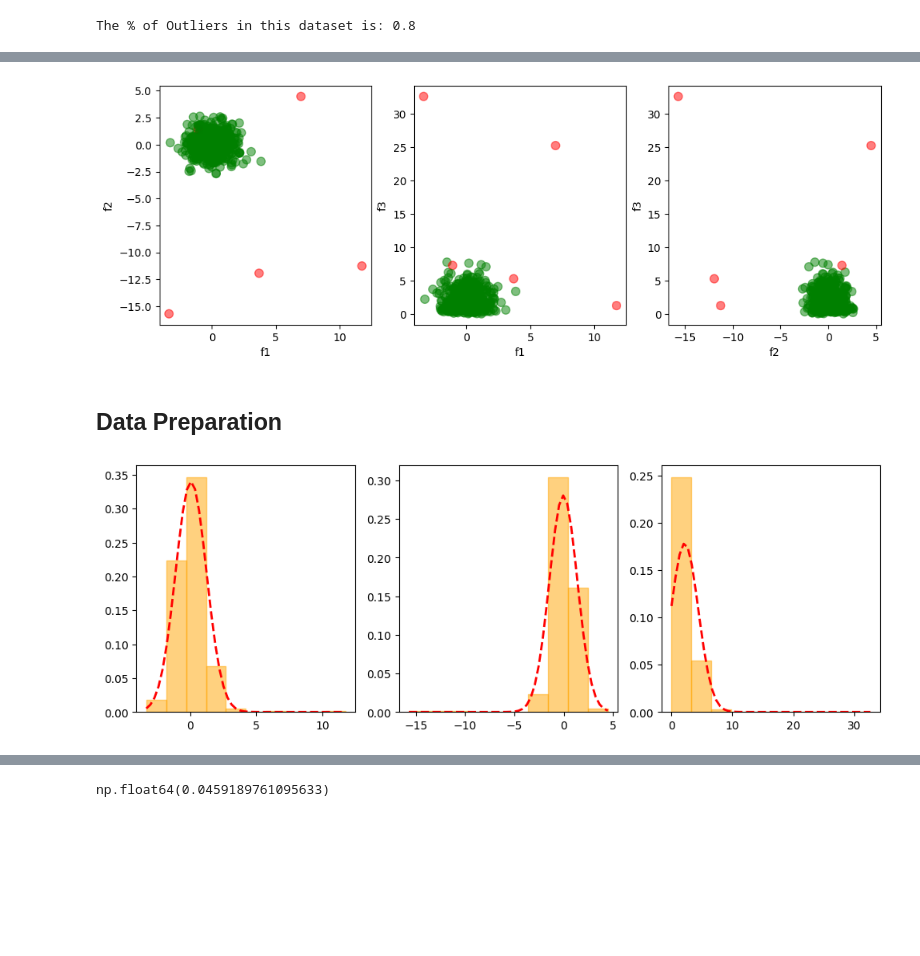
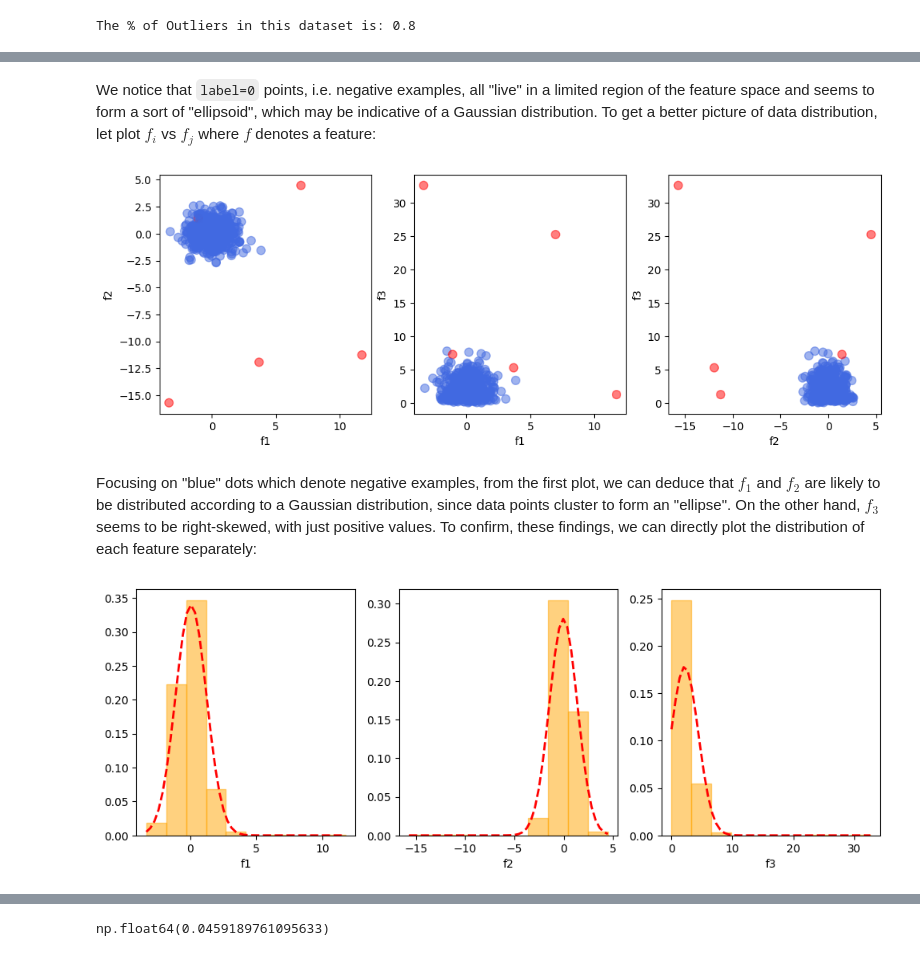
Before and after one commit to mirko-leccese/The-Machine-Learning-Project, a Jupyter notebook: anomaly-detection/density-estimation.ipynb, the cells around one changed output, grey strips where cells are left out. Saved outputs shown, nothing was run; the diff lists cells and outputs as text; code cells hidden in the pictures; blank space fills up the shorter version.

```diff
--- a/anomaly-detection/density-estimation.ipynb
+++ b/anomaly-detection/density-estimation.ipynb
@@ -77,7 +121,11 @@ plt.show()
+# %% [markdown]
+We notice that `label=0` points, i.e. negative examples, all "live" in a limited region of the feature space and seems to form a sort of "ellipsoid", which may be indicative of a Gaussian distribution. To get a better picture of data distribution, let plot $f_i$ vs $f_j$ where $f$ denotes a feature:
 # %%
+# Plotting features in pairs
 fig, ax = plt.subplots(1, 3, figsize=(12,4))
 
-colors = df['label'].map({0: 'green', 1: 'red'})
+# color code
+colors = df['label'].map({0: 'royalblue', 1: 'red'})
 
 df.plot(kind="scatter", x='f1', y='f2', ax=ax[0], c=colors, alpha=0.5, s=60)
 df.plot(kind="scatter", x='f1', y='f3', ax=ax[1], c=colors,  alpha=0.5, s=60)
@@ -85,60 +133,82 @@ df.plot(kind="scatter", x='f2', y='f3', ax=ax[2], c=colors,  alpha=0.5, s=60)
 
 plt.show()
 # %% [output]
-[figure, old version]
+[figure, new version]
-# %% [markdown]
-## Data Preparation
+# %% [markdown]
+Focusing on "blue" dots which denote negative examples, from the first plot, we can deduce that $f_1$ and $f_2$ are likely to be distributed according to a Gaussian distribution, since data points cluster to form an "ellipse". On the other hand, $f_3$ seems to be right-skewed, with just positive values. To confirm, these findings, we can directly plot the distribution of each feature separately:
 # %%
-def sturges_bins(df_feat):
+def sturges_bins(df_feat: pd.DataFrame) -> int:
+    '''
+    Using Sturge's formula to compute number of bins for normally distribtued data
+    '''
     n = len(df_feat)
     return int(np.ceil(np.log2(n) + 1))
 # %%
-def sample_mean(df_feat):
+def sample_mean(df_feat: pd.DataFrame) -> float:
+    '''
+    Compute sample mean.
+    '''
+
     return np.mean(df_feat)
 # %%
-def sample_variance(df_feat):
+def sample_variance(df_feat: pd.DataFrame) -> float:
+    '''
+    Compute sample variance
+    '''
 
     n = len(df_feat)
     mean = sample_mean(df_feat)
 
     return (1/(n-1))*np.sum((df_feat-mean)**2, axis=0)
 # %%
-def gaussian(x, mu, sigma):
-    return (1/(np.sqrt(2*np.pi)*sigma))*np.exp(-(x-mu)**2/(2*sigma**2))
+def gaussian(x: np.array, mean: float, s: float):
+    '''
+    Compute gaussian distribution
+
+    :params x: np.array of x values
+    :params mean: mean of the distribution
+    :params s: variance of the distribution
+    '''
+
+    return (1/(np.sqrt(2*np.pi)*s))*np.exp(-(x-mean)**2/(2*s**2))
 # %%
 # Plotting each feature distribution
 fig, ax = plt.subplots(1, 3, figsize=(12,4))
 
+# For each feature, let define an array of linearly spaced x-points to plot the continuous probability distribution
 x_feats = [np.linspace(min(df[i]), max(df[i])) for i in ["f1", "f2", "f3"]]
 
 
+# For each feature, we plot the distribution using an Histogram and a number of bins obtained from the Sturge's formula.  Then, we plot a top the
+# continuous probability distribution we get from the estimated mean and variance for that feature
 ax[0].hist(x=df["f1"], bins=sturges_bins(df["f1"]), color="orange", edgecolor="orange", alpha=0.5, density=True)
 ax[0].plot(
     x_feats[0],
     gaussian(x_feats[0],
              sample_mean(df["f1"]),
              np.sqrt(sample_variance(df["f1"]))),
     color="red", lw=2, ls="--")
-
+ax[0].set_xlabel("f1")
 
 ax[1].hist(x=df["f2"], bins=sturges_bins(df["f2"]), color="orange", edgecolor="orange", alpha=0.5, density=True)
 ax[1].plot(
     x_feats[1],
     gaussian(x_feats[1],
              sample_mean(df["f2"]),
              np.sqrt(sample_variance(df["f2"]))),
     color="red", lw=2, ls="--")
-
+ax[1].set_xlabel("f2")
 
 ax[2].hist(x=df["f3"], bins=sturges_bins(df["f3"]), color="orange", edgecolor="orange", alpha=0.5, density=True)
 ax[2].plot(
     x_feats[2],
     gaussian(x_feats[2],
              sample_mean(df["f3"]),
              np.sqrt(sample_variance(df["f3"]))),
     color="red", lw=2, ls="--")
+ax[2].set_xlabel("f3")
 
 plt.show()
 # %% [output]
-[figure, old version]
+[figure, new version]
 # %% [markdown]
```
Also changed, not shown: parts of 40 cells of this notebook.
